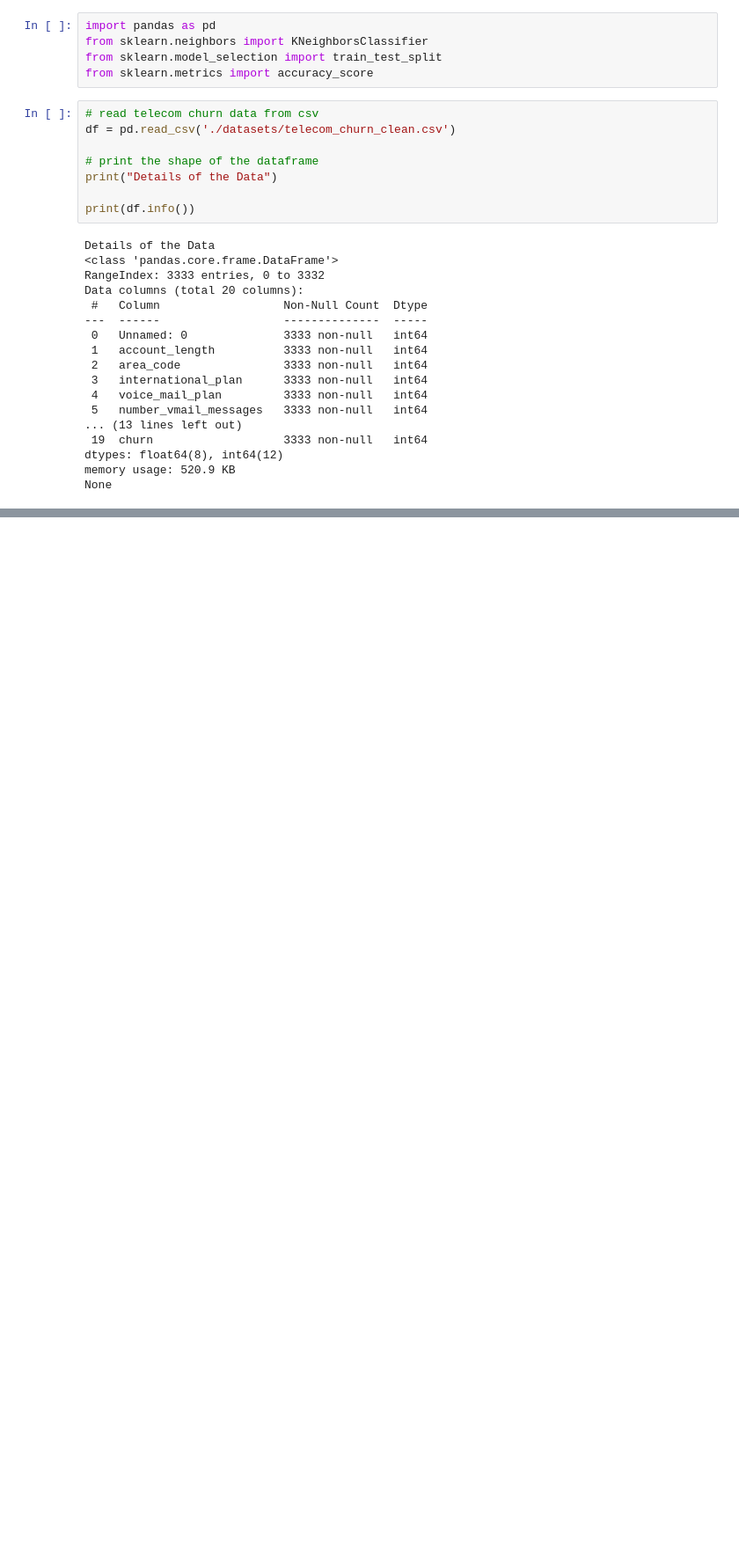
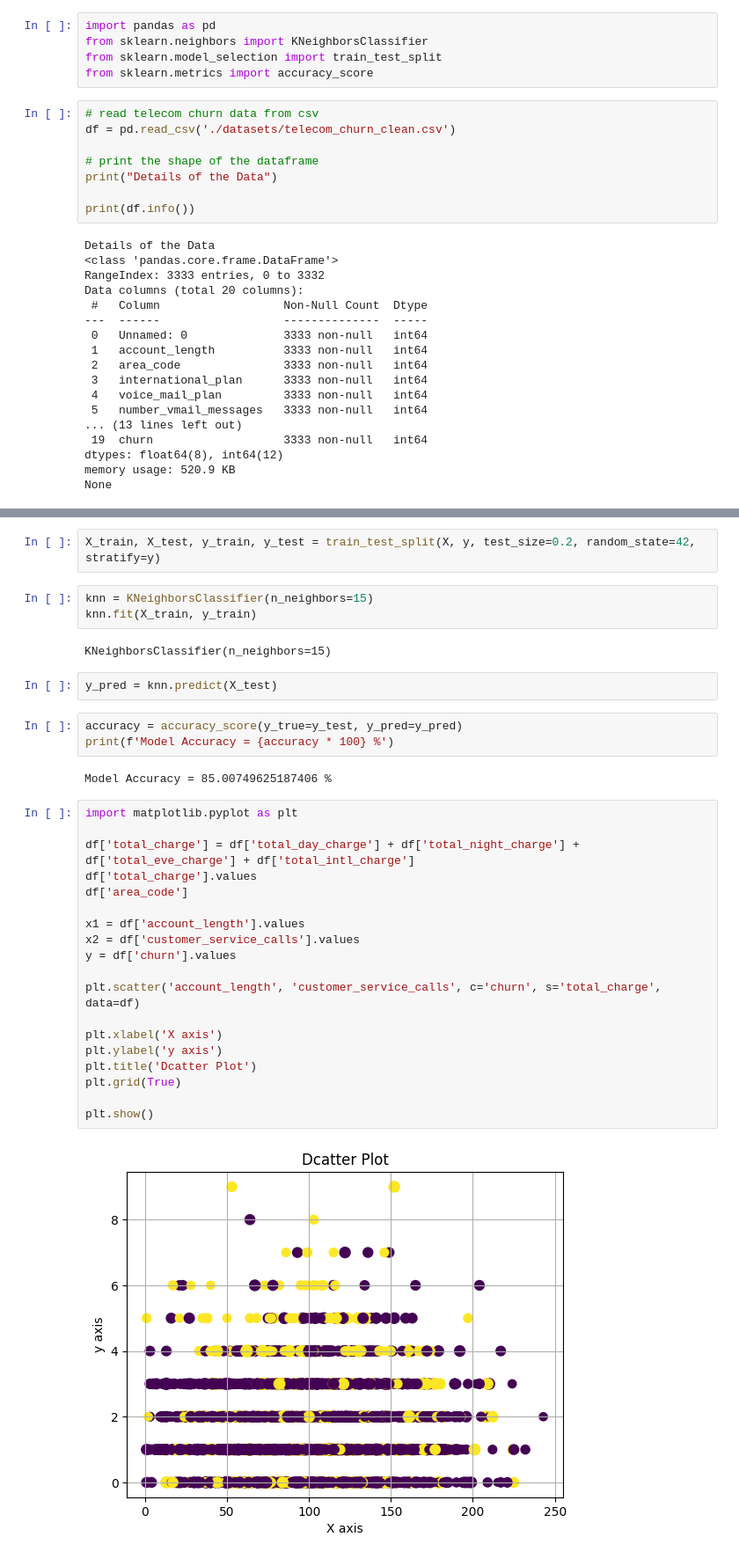
Before and after one commit to ajulthomas/python-basics, a Jupyter notebook: machine-learning/supervised_learning/classification/knn.ipynb, the cells around one changed output, grey strips where cells are left out. Shown at 88% size. Cells and saved outputs as stored; diff of their text form; blank space fills up the shorter version.

Commit message:
simple knn ml model

```diff
--- a/machine-learning/supervised_learning/classification/knn.ipynb
+++ b/machine-learning/supervised_learning/classification/knn.ipynb
@@ -31,0 +51,35 @@ None
+# %%
+X_train, X_test, y_train, y_test = train_test_split(X, y, test_size=0.2, random_state=42, stratify=y)
+# %%
+knn = KNeighborsClassifier(n_neighbors=15)
+knn.fit(X_train, y_train)
+# %% [output]
+KNeighborsClassifier(n_neighbors=15)
+# %%
+y_pred = knn.predict(X_test)
+# %%
+accuracy = accuracy_score(y_true=y_test, y_pred=y_pred)
+print(f'Model Accuracy = {accuracy * 100} %')
+# %% [output]
+Model Accuracy = 85.00749625187406 %
+# %%
+import matplotlib.pyplot as plt
+
+df['total_charge'] = df['total_day_charge'] + df['total_night_charge'] + df['total_eve_charge'] + df['total_intl_charge']
+df['total_charge'].values
+df['area_code']
+
+x1 = df['account_length'].values
+x2 = df['customer_service_calls'].values
+y = df['churn'].values
+
+plt.scatter('account_length', 'customer_service_calls', c='churn', s='total_charge', data=df)
+
+plt.xlabel('X axis')
+plt.ylabel('y axis')
+plt.title('Dcatter Plot')
+plt.grid(True)
+
+plt.show()
+# %% [output]
+[figure, added]
```
Also changed, not shown: parts of 3 cells of this notebook.
